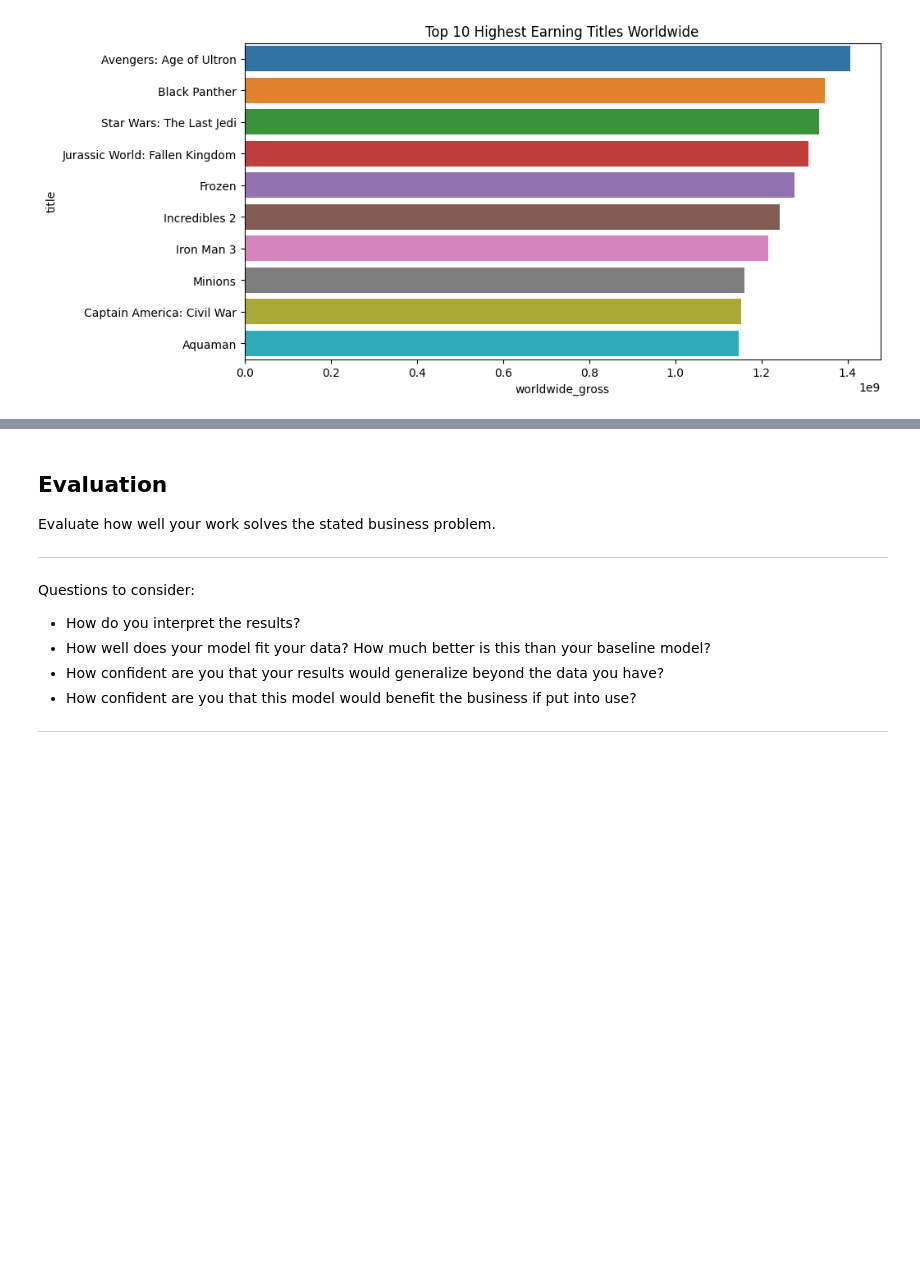
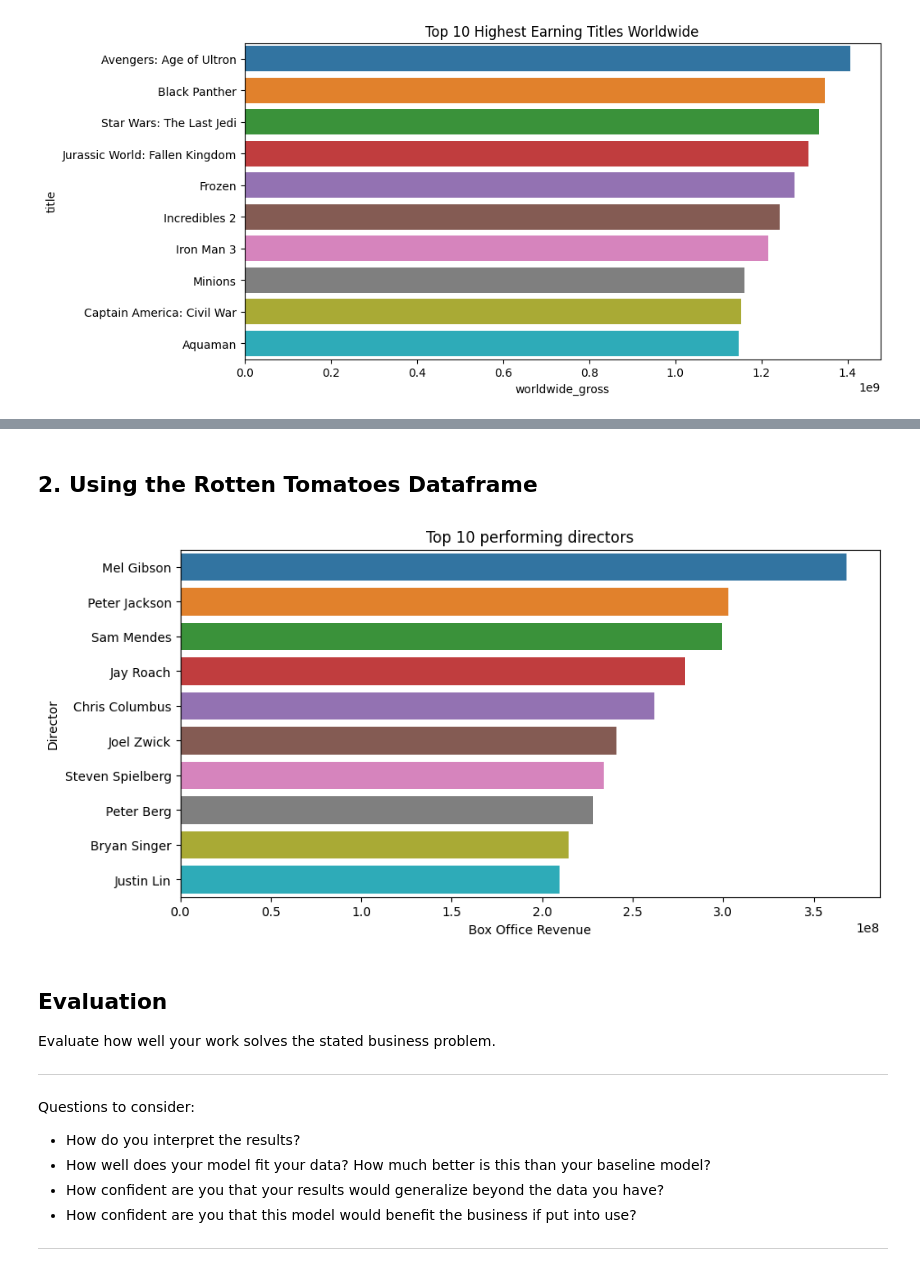
Before and after one commit to retiredboy/Microsoft-Studio-Box-Office-Analysis, a Jupyter notebook: dsc-phase1-project-template.ipynb, the cells around one changed output, grey strips where cells are left out. Saved outputs shown, nothing was run; the diff lists cells and outputs as text; code cells hidden in the pictures; blank space fills up the shorter version.

```diff
--- a/dsc-phase1-project-template.ipynb
+++ b/dsc-phase1-project-template.ipynb
@@ -313,0 +347,3 @@ In this data frame, i chose to work with the genre and box_office columns. Box o
+# %%
+dfrt = pd.read_csv('rt.movie_info.tsv', delimiter='\t', index_col=0)
+dfrt.head()
@@ -313,0 +371,3 @@ In this data frame, i chose to work with the genre and box_office columns. Box o
+# %%
+dfrt = dfrt[['director', 'box_office']]
+dfrt
@@ -368,6 +425,6 @@ We can see that in the genre and box office columns, the percentage of missing v
 # %%
-# Dropping all rows with missing values in the `box_office` column
-dfrt = dfrt.dropna(subset=['box_office'])
+# Dropping all rows with missing values in the `genre` column
+dfrt = dfrt.dropna(subset=['director'])
 
 # Loading to see that rows were dropped correctly
 dfrt.info()
@@ -403,6 +447,0 @@ Seeing that there is one duplicate value, let us remove it.
-# %%
-# Drop the duplicated row
-dfrt = dfrt.drop_duplicates()
-
-# Confirm there are no duplicates
-dfrt.duplicated().value_counts()
@@ -546,3 +535,18 @@ Text(0.5, 1.0, 'Runtime vs. Worldwide Gross')
+# %% [markdown]
+## 2. Using the Rotten Tomatoes Dataframe
+# %%
+#Directors that generate the highest box office revenue
+top_10 = dfrt.nlargest(10, 'box_office')
+
+# Plotting using seaborn
+plt.figure(figsize=(10, 5))
+sns.barplot(x="box_office", y="director", data=top_10)
+plt.title("Top 10 performing directors")
+plt.xlabel("Box Office Revenue")
+plt.ylabel("Director")
+plt.show()
+# %% [output]
+[figure, added]
 # %% [markdown]
 ## Evaluation
 Evaluate how well your work solves the stated business problem.
```
Also changed, not shown: parts of 43 cells of this notebook.
